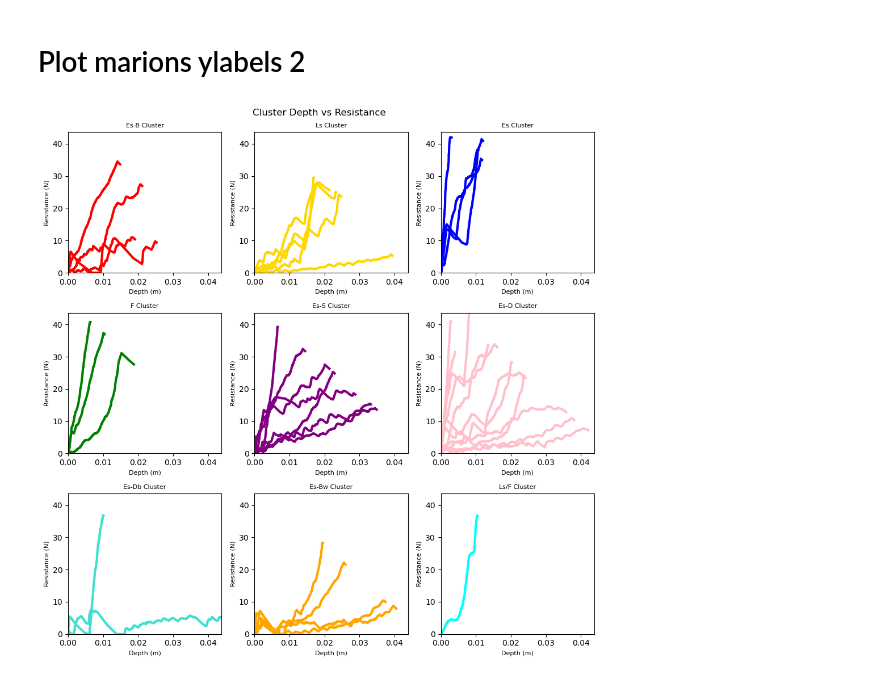
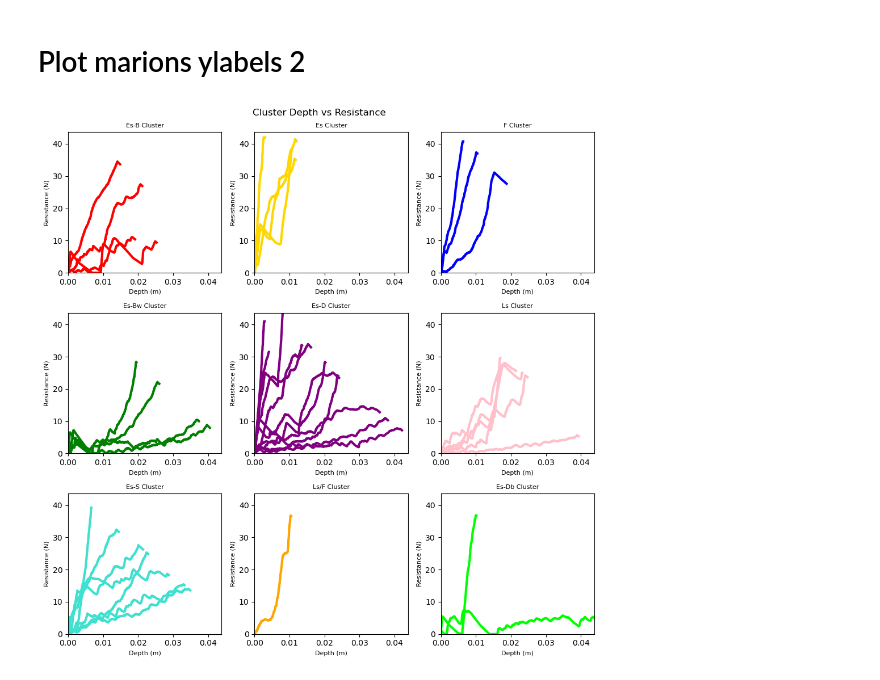
Before and after one commit to liamtbo/LASSIE, a Jupyter notebook: marions_clustering.ipynb, the cells around one changed output. Drawn from its saved outputs; the diff is of its cells as text; code cells hidden in the pictures.

Commit message:
marions ylabels 2 is plotting but definitely quite a few errors in here like no lime green centroid

```diff
--- a/marions_clustering.ipynb
+++ b/marions_clustering.ipynb
@@ -37,7 +37,7 @@ marions_labeled_data['encoded'], uniques = pd.factorize(marions_labeled_data['ma
 plotting.plot_clusters_seperately(marions_labeled_data['encoded'].tolist(), marions_labeled_data.index.tolist(), depth_resist_curve_df_list,
                          cluster_category_names=uniques.tolist(), pseudo_corrections=marions_labeled_data)
 
-def find_marions_labels_means(marions_labeled_data: pd.DataFrame) -> pd.DataFrame:
+def find_marions_labels_centroids(marions_labeled_data: pd.DataFrame) -> pd.DataFrame:
     # remove non-important cols
     marions_labeled_data = marions_labeled_data.copy()
     numerical_data = plotting.extract_numerical_features(marions_labeled_data)
@@ -53,7 +53,7 @@ def find_marions_labels_means(marions_labeled_data: pd.DataFrame) -> pd.DataFram
     return_cols.extend(['marions_ylabels', 'encoded'])
     return pd.DataFrame(data=label_centroids, columns=return_cols)
 
-marions_label_centroids = find_marions_labels_means(marions_labeled_data)
+marions_label_centroids = find_marions_labels_centroids(marions_labeled_data)
 plotting.plot_pca(marions_labeled_data, marions_labeled_data['encoded'], 3, graph_title='marions_ylabels', centroids=marions_label_centroids)
 # %% [output]
 [figure]
@@ -163,15 +163,21 @@ plotting.plot_clusters_seperately(uncorrected_pseudo_labeling['encoded'], uncorr
 # Plot marions ylabels 2
 # %%
 marions_labeled_data_2 = data_features_df[data_features_df['marions_ylabels_2'].notna()].copy()
-marions_labeled_data_2['encoded'], uniques = pd.factorize(marions_labeled_data_2['marions_ylabels_2'])
-# print(marions_labeled_data_2[['marions_ylabels_2', 'encoded']])
 
-# marions_label_centroids_2 = find_marions_labels_means(marions_labeled_data_2)
 label_to_cluster_num = {'ES-B':0, 'ES':1, 'F':2, 'ES-BW':3, 'ES-D':4, 'LS':5, 'ES-S':6, 'LS/F':7, 'ES-DB':8}
+marions_labeled_data_2['encoded'] = marions_labeled_data_2['marions_ylabels_2'].map(label_to_cluster_num)
+marions_label_centroids_2 = find_marions_labels_centroids(marions_labeled_data_2)
 
 plotting.plot_clusters_seperately(marions_labeled_data_2['encoded'].tolist(), marions_labeled_data_2.index.tolist(), depth_resist_curve_df_list,
-                         cluster_category_names=uniques.tolist(), pseudo_corrections=marions_labeled_data_2)
+                         cluster_category_names=list(label_to_cluster_num.keys()), pseudo_corrections=marions_labeled_data_2)
+plotting.plot_pca(marions_labeled_data_2, marions_labeled_data_2['encoded'], 3,
+    graph_title='marions_labeled_data_2', centroids=marions_label_centroids_2)
 
-# # plotting.plot_pca()
+# pseudo_labeled_data_2 = find_closest_centroid(data_features_df, marions_label_centroids_2)
+
+# plotting.plot_clusters_seperately(pseudo_labeled_data_2['encoded'].tolist(), marions_labeled_data_2.index.tolist(), depth_resist_curve_df_list,
+#                                   cluster_category_names=list(label_to_cluster_num.keys()))
+# plotting.plot_pca(pseudo_labeled_data_2, pseudo_labeled_data_2['encoded'], 3,
+#     graph_title='marions_pseudo_labels_2', centroids=marions_label_centroids_2)
 # %% [output]
-[figure, old version]
+[figure, new version]
```
Also changed, not shown: 2 other files.
